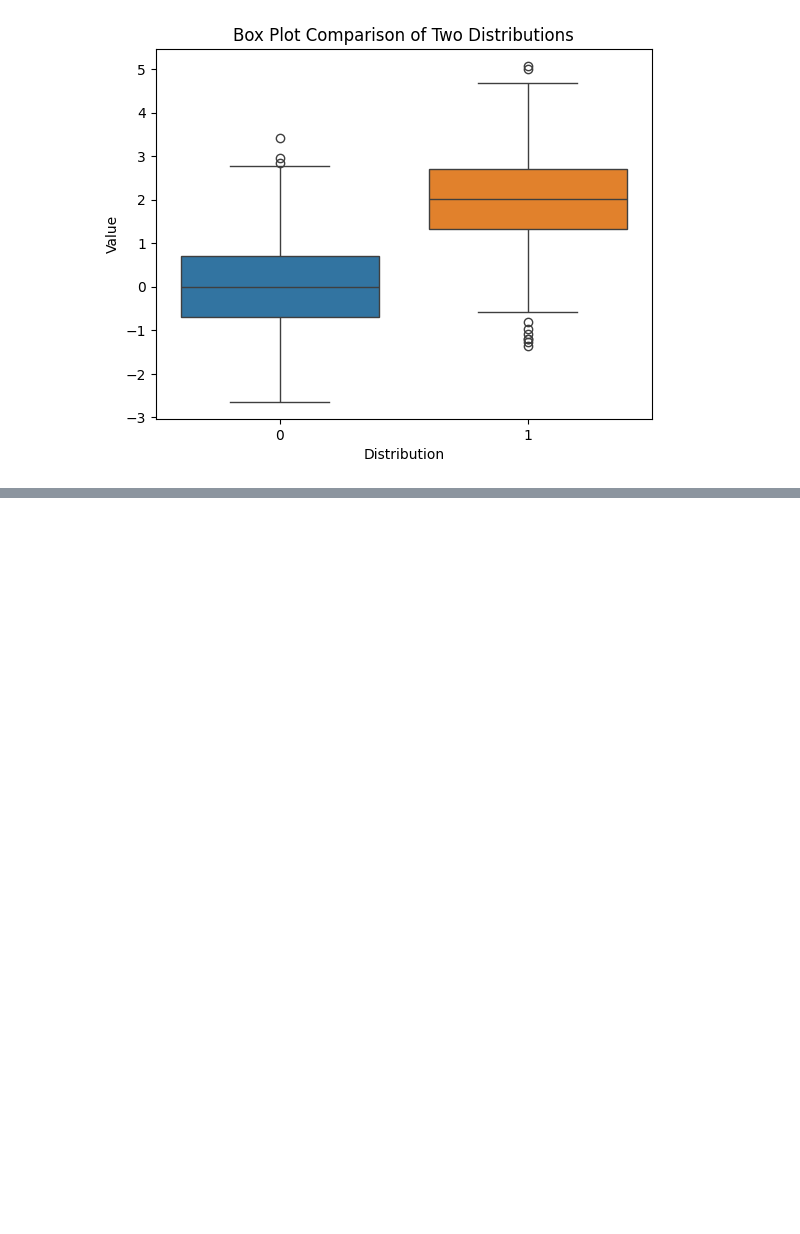
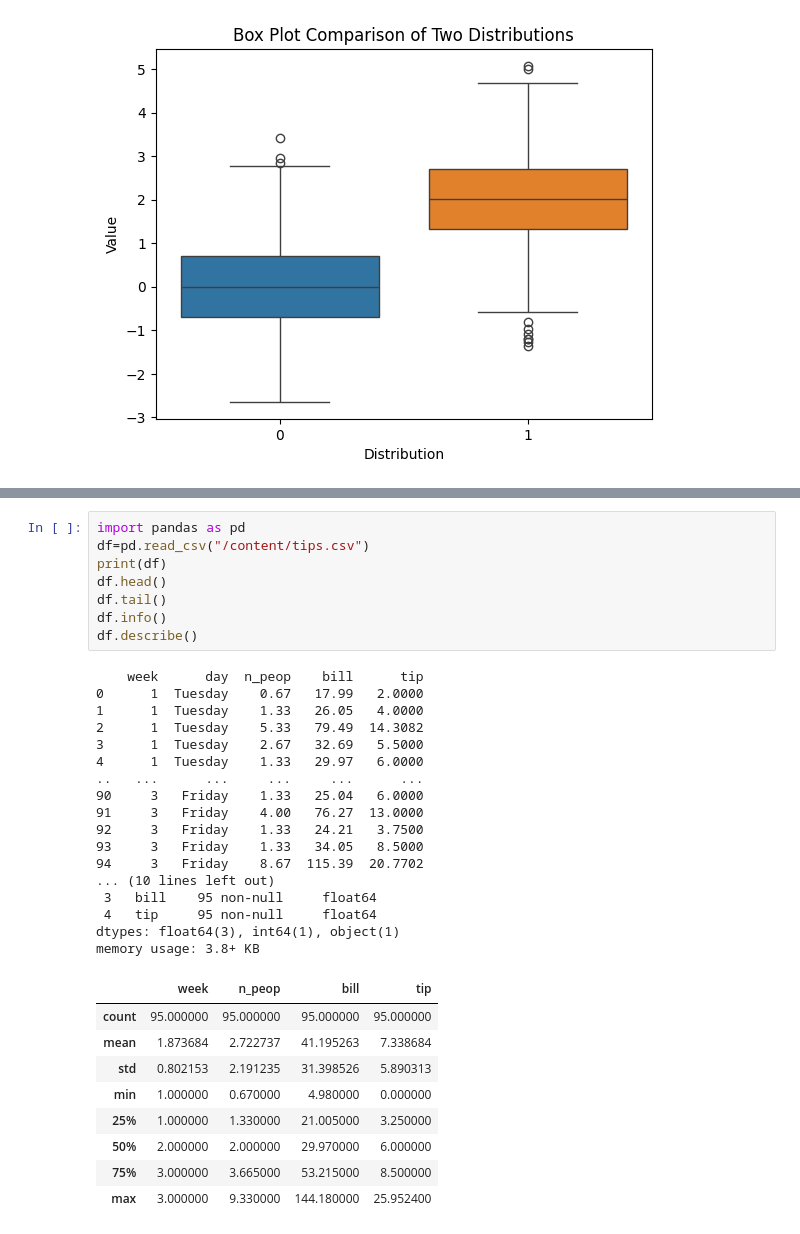
Before and after one commit to Siddappa217/git-2, a Jupyter notebook: Siddapa.ipynb, the cells around one changed output, grey strips where cells are left out. Saved outputs shown, nothing was run; the diff lists cells and outputs as text; blank space fills up the shorter version.

```diff
--- a/Siddapa.ipynb
+++ b/Siddapa.ipynb
@@ -633,0 +650,35 @@ print(df)
+# %%
+import pandas as pd
+df=pd.read_csv("/content/tips.csv")
+print(df)
+df.head()
+df.tail()
+df.info()
+df.describe()
+# %% [output]
+    week      day  n_peop    bill      tip
+0      1  Tuesday    0.67   17.99   2.0000
+1      1  Tuesday    1.33   26.05   4.0000
+2      1  Tuesday    5.33   79.49  14.3082
+3      1  Tuesday    2.67   32.69   5.5000
+4      1  Tuesday    1.33   29.97   6.0000
+..   ...      ...     ...     ...      ...
+90     3   Friday    1.33   25.04   6.0000
+91     3   Friday    4.00   76.27  13.0000
+92     3   Friday    1.33   24.21   3.7500
+93     3   Friday    1.33   34.05   8.5000
+94     3   Friday    8.67  115.39  20.7702
+... (10 lines left out)
+ 3   bill    95 non-null     float64
+ 4   tip     95 non-null     float64
+dtypes: float64(3), int64(1), object(1)
+memory usage: 3.8+ KB
+|  | week | n_peop | bill | tip |
+| count | 95.000000 | 95.000000 | 95.000000 | 95.000000 |
+| mean | 1.873684 | 2.722737 | 41.195263 | 7.338684 |
+| std | 0.802153 | 2.191235 | 31.398526 | 5.890313 |
+| min | 1.000000 | 0.670000 | 4.980000 | 0.000000 |
+| 25% | 1.000000 | 1.330000 | 21.005000 | 3.250000 |
+| 50% | 2.000000 | 2.000000 | 29.970000 | 6.000000 |
+| 75% | 3.000000 | 3.665000 | 53.215000 | 8.500000 |
+| max | 3.000000 | 9.330000 | 144.180000 | 25.952400 |
```
Also changed, not shown: parts of 2 cells of this notebook.
